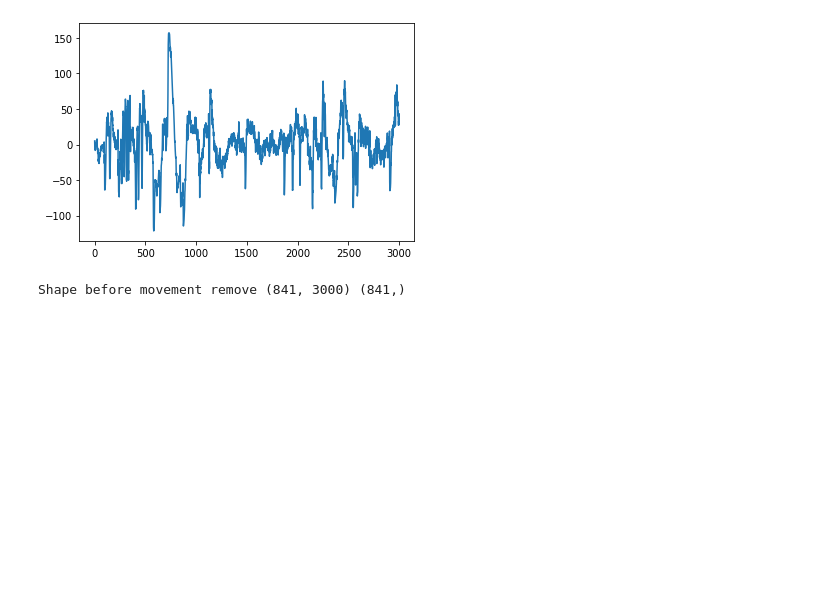
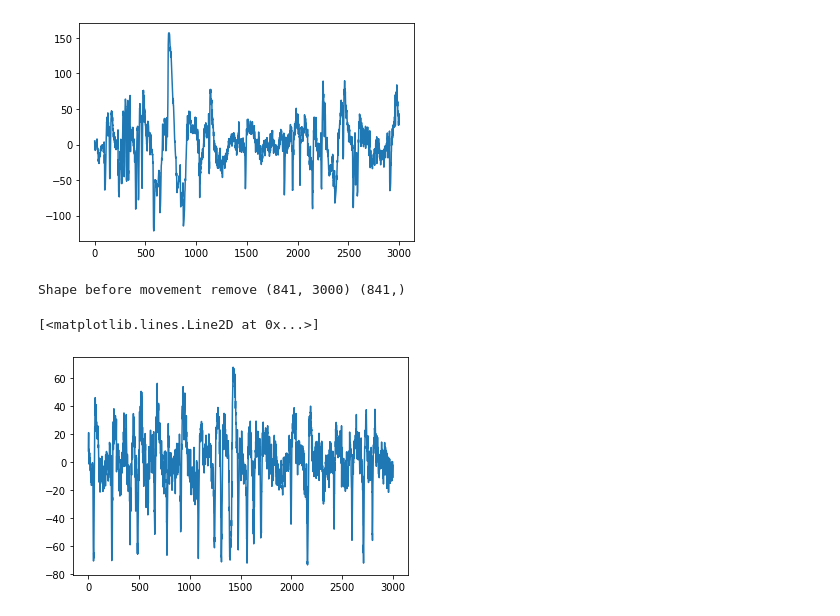
Before and after one commit to lucky-verma/Sleep-Awake-Classifiation-using-PPG, a Jupyter notebook: rough.ipynb, the cells around one changed output. Cells and saved outputs as stored; diff of their text form; code cells hidden in the pictures; blank space fills up the shorter version.

```diff
--- a/rough.ipynb
+++ b/rough.ipynb
@@ -203,3 +242,10 @@ if len(move_idx) > 0 or len(unk_idx) > 0:
     print("  Data after removal: {}, {}".format(x.shape, y.shape))
 # %% [output]
 Shape before movement remove (841, 3000) (841,)
+# %%
+# Plot the distribution of sleep stages
+
+plt.plot(x[0])
+# %% [output]
+[<matplotlib.lines.Line2D at 0x...>]
+[figure, added]
```
Also changed, not shown: parts of 10 cells of this notebook, 4 other files.
